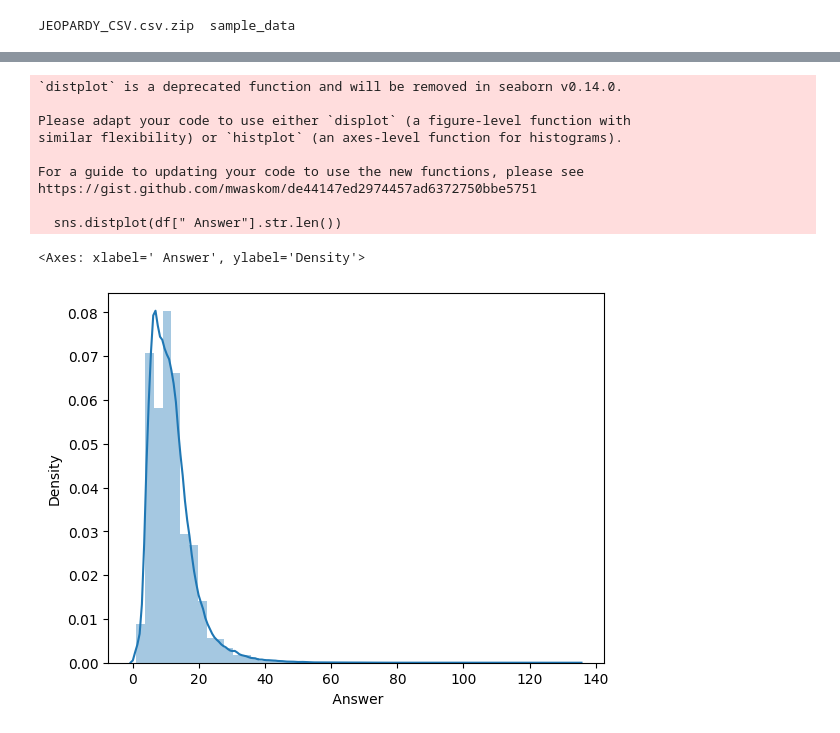
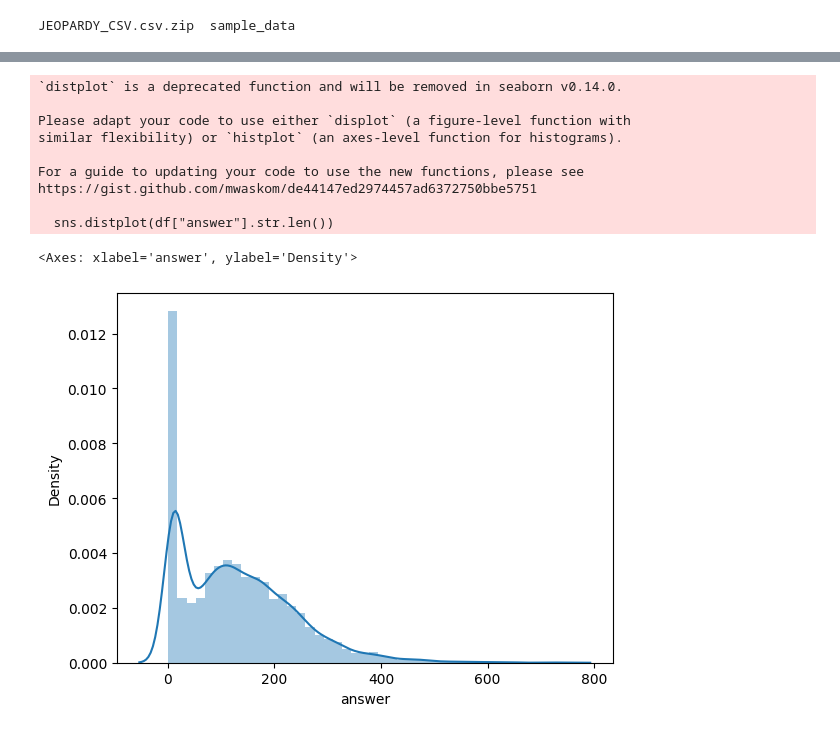
Before and after one commit to adityasingh1993/ML-DL-AI-LearnAndTry, a Jupyter notebook: LLM/PEFT+LORA+QLORA_MistralAI.ipynb, the cells around one changed output, grey strips where cells are left out. Cells and saved outputs as stored; diff of their text form; code cells hidden in the pictures.

```diff
--- a/LLM/PEFT+LORA+QLORA_MistralAI.ipynb
+++ b/LLM/PEFT+LORA+QLORA_MistralAI.ipynb
@@ -46,7 +64,7 @@ from trl import SFTConfig, SFTTrainer, DataCollatorForCompletionOnlyLM
 from peft import LoraConfig, PeftConfig, PeftModel, get_peft_model, prepare_model_for_kbit_training
 from transformers import AutoConfig,AutoModel, AutoModelForCausalLM, AutoTokenizer, BitsAndBytesConfig
 # %%
-df=pd.read_csv("JEOPARDY_CSV.csv")
+df=pd.read_csv("Financial-QA-10k.csv")
 # %%
 df.info()
 # %% [output]
@@ -87,14 +103,14 @@ https://gist.github.com/mwaskom/de44147ed2974457ad6372750bbe5751
 # %%
-sns.distplot(df[" Answer"].str.len())
+sns.distplot(df["answer"].str.len())
 # %% [output]
 `distplot` is a deprecated function and will be removed in seaborn v0.14.0.
 
 Please adapt your code to use either `displot` (a figure-level function with
 similar flexibility) or `histplot` (an axes-level function for histograms).
 
 For a guide to updating your code to use the new functions, please see
 https://gist.github.com/mwaskom/de44147ed2974457ad6372750bbe5751
 
-  sns.distplot(df[" Answer"].str.len())
+  sns.distplot(df["answer"].str.len())
-<Axes: xlabel=' Answer', ylabel='Density'>
+<Axes: xlabel='answer', ylabel='Density'>
-[figure, old version]
+[figure, new version]
```
Also changed, not shown: parts of 27 cells of this notebook.
